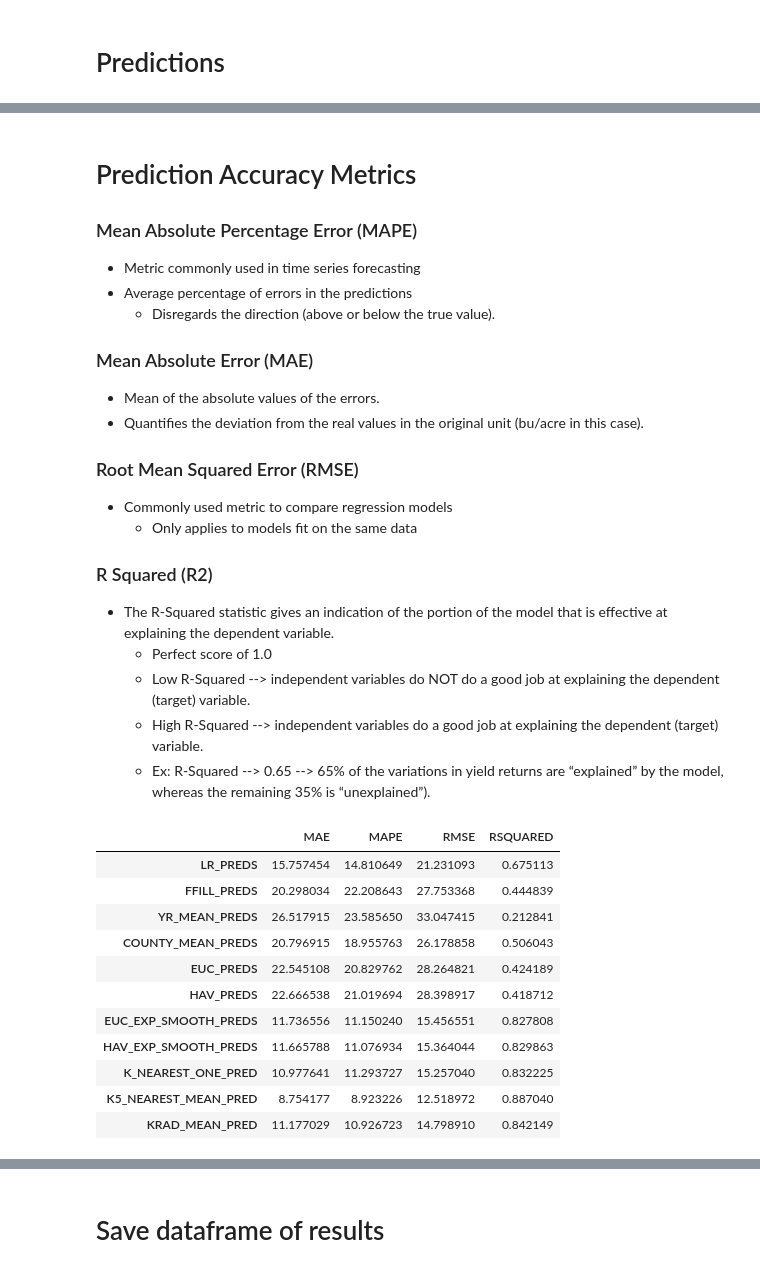
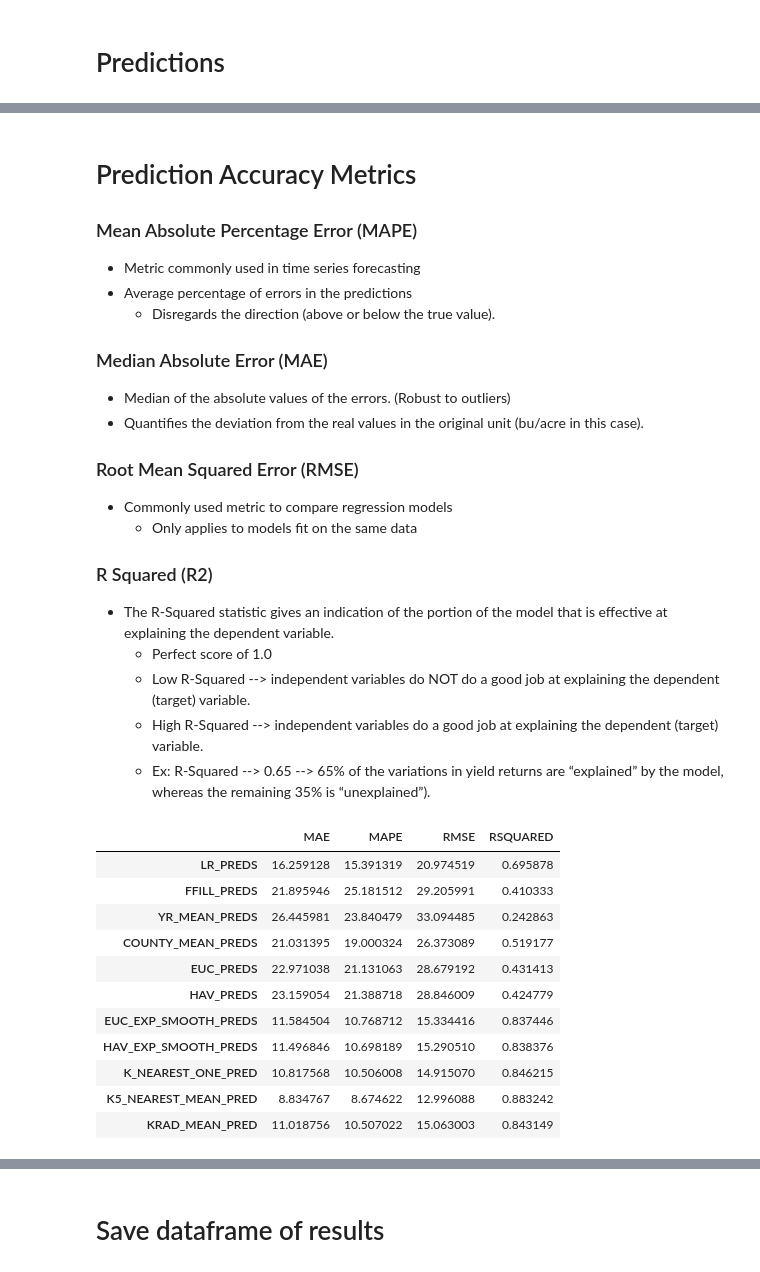
Before and after one commit to adamszabunio/yield_imputations, a Jupyter notebook: corn_imputations_full_data.ipynb, the cells around one changed output, grey strips where cells are left out. Cells and saved outputs as stored; diff of their text form; code cells hidden in the pictures.

```diff
--- a/corn_imputations_full_data.ipynb
+++ b/corn_imputations_full_data.ipynb
@@ -455,8 +463,8 @@ predictions.to_csv("corn_predicitions.csv")
 - Average percentage of errors in the predictions
     - Disregards the direction (above or below the true value).
 
-### Mean Absolute Error (MAE)
-- Mean of the absolute values of the errors.
+### Median Absolute Error (MAE)
+- Median of the absolute values of the errors. (Robust to outliers)
 - Quantifies the deviation from the real values in the original unit (bu/acre in this case).
 
 ### Root Mean Squared Error (RMSE)
@@ -477,29 +485,29 @@ def mape(y_pred,y_true):
 # %%
 pred_cols = [col for col in predictions.columns if "pred" in col]
 MAPE, MAE, R2, RMSE = [], [], [], []
 
 for col in pred_cols:
     MAPE.append(mape(predictions["y_true"], predictions[col]))
-    MAE.append(mean_absolute_error(predictions["y_true"], predictions[col]))
+    MAE.append(median_absolute_error(predictions["y_true"], predictions[col]))
     R2.append(r2_score(predictions["y_true"], predictions[col]))
     RMSE.append(np.sqrt(mean_squared_error(predictions["y_true"], predictions[col])))
 
 metric_df = pd.DataFrame({"MAPE": MAPE, "MAE":MAE, "RMSE":RMSE, "RSQUARED":R2},
                          index=[col.upper() for col in pred_cols])
 metric_df
 # %% [output]
 |  | MAE | MAPE | RMSE | RSQUARED |
-| LR_PREDS | 15.757454 | 14.810649 | 21.231093 | 0.675113 |
-| FFILL_PREDS | 20.298034 | 22.208643 | 27.753368 | 0.444839 |
-| YR_MEAN_PREDS | 26.517915 | 23.585650 | 33.047415 | 0.212841 |
-| COUNTY_MEAN_PREDS | 20.796915 | 18.955763 | 26.178858 | 0.506043 |
-| EUC_PREDS | 22.545108 | 20.829762 | 28.264821 | 0.424189 |
-| HAV_PREDS | 22.666538 | 21.019694 | 28.398917 | 0.418712 |
-| EUC_EXP_SMOOTH_PREDS | 11.736556 | 11.150240 | 15.456551 | 0.827808 |
-| HAV_EXP_SMOOTH_PREDS | 11.665788 | 11.076934 | 15.364044 | 0.829863 |
-| K_NEAREST_ONE_PRED | 10.977641 | 11.293727 | 15.257040 | 0.832225 |
-| K5_NEAREST_MEAN_PRED | 8.754177 | 8.923226 | 12.518972 | 0.887040 |
-| KRAD_MEAN_PRED | 11.177029 | 10.926723 | 14.798910 | 0.842149 |
+| LR_PREDS | 16.259128 | 15.391319 | 20.974519 | 0.695878 |
+| FFILL_PREDS | 21.895946 | 25.181512 | 29.205991 | 0.410333 |
+| YR_MEAN_PREDS | 26.445981 | 23.840479 | 33.094485 | 0.242863 |
+| COUNTY_MEAN_PREDS | 21.031395 | 19.000324 | 26.373089 | 0.519177 |
+| EUC_PREDS | 22.971038 | 21.131063 | 28.679192 | 0.431413 |
+| HAV_PREDS | 23.159054 | 21.388718 | 28.846009 | 0.424779 |
+| EUC_EXP_SMOOTH_PREDS | 11.584504 | 10.768712 | 15.334416 | 0.837446 |
+| HAV_EXP_SMOOTH_PREDS | 11.496846 | 10.698189 | 15.290510 | 0.838376 |
+| K_NEAREST_ONE_PRED | 10.817568 | 10.506008 | 14.915070 | 0.846215 |
+| K5_NEAREST_MEAN_PRED | 8.834767 | 8.674622 | 12.996088 | 0.883242 |
+| KRAD_MEAN_PRED | 11.018756 | 10.507022 | 15.063003 | 0.843149 |
 # %%
 for col in metric_df.columns:
     metric_df[col].plot(kind="barh", title=col)
```
Also changed, not shown: parts of 15 cells of this notebook, 11 other files.
